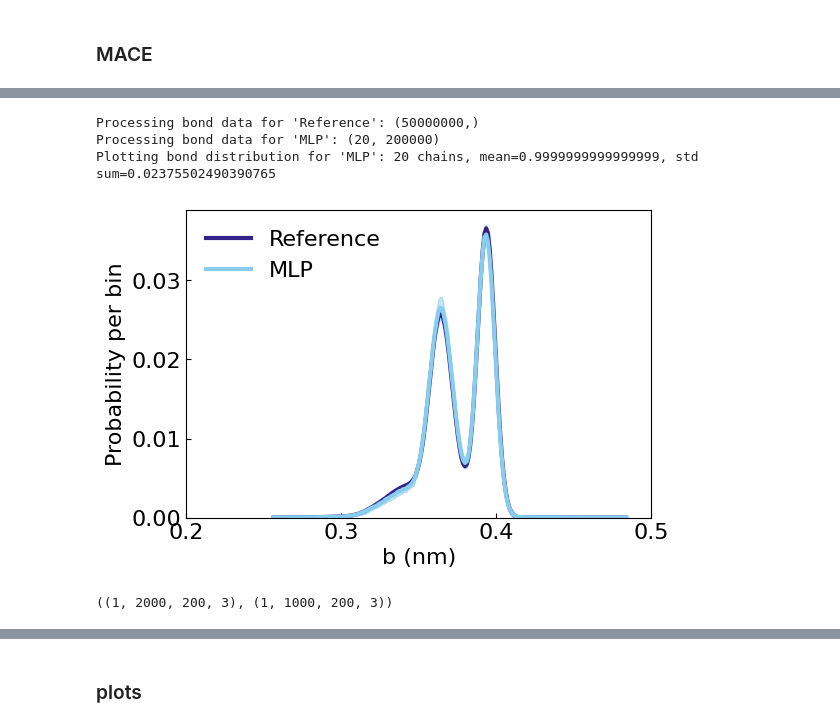
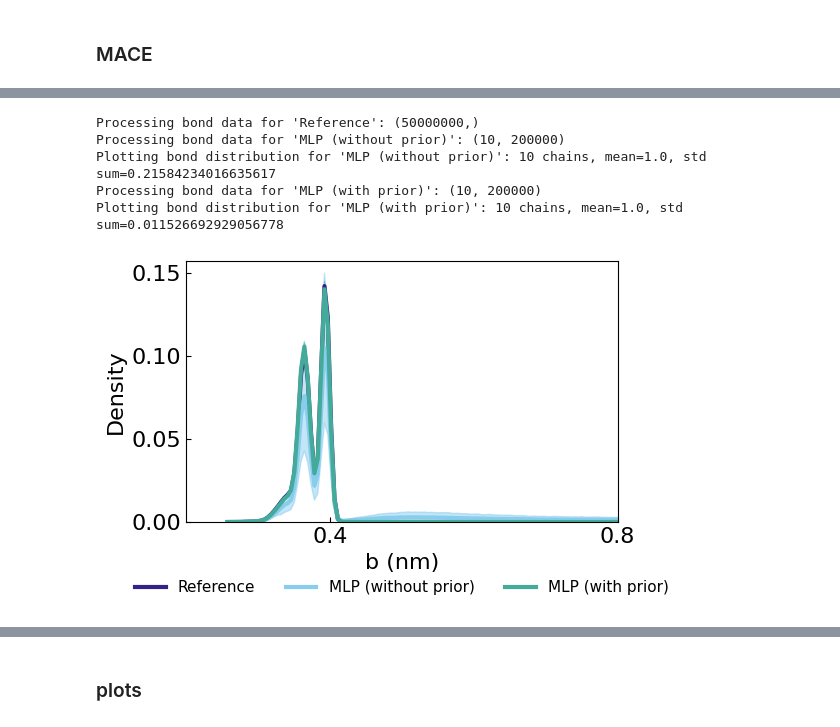
Before and after one commit to bobito25/CG-Mapping-Benchmark, a Jupyter notebook: notebooks/hexane.ipynb, the cells around one changed output, grey strips where cells are left out. Saved outputs shown, nothing was run; the diff lists cells and outputs as text; code cells hidden in the pictures.

Commit message:
Restructure scripts, add prior functionality

```diff
--- a/notebooks/hexane.ipynb
+++ b/notebooks/hexane.ipynb
@@ -579,7 +662,7 @@ path = "../data/reference_simulations/hexane/hexane_ttot=100ns_dt=1fs_nstxout=20
 data = dict(np.load(path,allow_pickle=True))
 ref_traj = np.concatenate([data['arr_0'].item()['training']['R'], data['arr_0'].item()['validation']['R']])
 
-bond_ref = [utils.compute_atom_distance(ref_traj, a, b, bond_util['two-site']['disp_X']) for a,b in bond_util['two-site']['idcs']]
+bond_ref = [utils.geometry.compute_atom_distance(ref_traj, a, b, bond_util['two-site']['disp_X']) for a,b in bond_util['two-site']['idcs']]
 bond_ref = np.concatenate(bond_ref)
 
 results['two-site'] = {
@@ -654,11 +675,11 @@ kb = 6012.67 kJ/(mol·nm²)
 idcs = jnp.array(bond_util['two-site']['idcs'])
 def single_bond_distance(chain, bond_idx):
     a, b = bond_idx
-    return utils.compute_atom_distance(chain, a, b, bond_util['two-site']['disp_X'])
+    return utils.geometry.compute_atom_distance(chain, a, b, bond_util['two-site']['disp_X'])
 # %% [markdown]
 ### Classical
 # %%
-base_path = "Hexane/Classical_potential/model/map=two-site/chain_"
+base_path = "../results/Hexane/Classical_potential/map=two-site/chain_"
 trajectories = []
 for chain_idx in range(10):
     print(f"Loading chain {chain_idx}")
@@ -825,0 +1039,16 @@ bonds_mace.shape: (50, 200000)
+# %%
+traj_paths_w_prior = [
+    "/home/franz/CG-Mapping-Benchmark/outputs/MLP_train/Hexane_map=two-site_tr=0.9_rcut=0.8_epochs=50_int=2_corr=2_seed=21_prior=True/simulation_NVT_T=300.0K/traj_mol=hexane_dt=2_teq=0_t=1000_nmol=100_nchains=50_mode=sampling_seed=22/trajectory.pkl",
+    "/home/franz/CG-Mapping-Benchmark/outputs/MLP_train/Hexane_map=two-site_tr=0.9_rcut=0.8_epochs=50_int=2_corr=2_seed=22_prior=True/simulation_NVT_T=300.0K/traj_mol=hexane_dt=2_teq=0_t=1000_nmol=100_nchains=50_mode=sampling_seed=22/trajectory.pkl",
+    "/home/franz/CG-Mapping-Benchmark/outputs/MLP_train/Hexane_map=two-site_tr=0.9_rcut=0.8_epochs=50_int=2_corr=2_seed=23_prior=True/simulation_NVT_T=300.0K/traj_mol=hexane_dt=2_teq=0_t=1000_nmol=100_nchains=50_mode=sampling_seed=22/trajectory.pkl",
+]
+traj_paths_wo_prior = [
+    "/home/franz/CG-Mapping-Benchmark/results/Hexane/MLP/Hexane_map=two-site_rcut=0.8_corr=2_int=2/simulation_NVT_T=300.0K/traj_mol=hexane_dt=2_teq=0_t=1000_nmol=100_nchains=50_mode=sampling_seed=22/trajectory.pkl",
+    "/home/franz/CG-Mapping-Benchmark/outputs/MLP_train/Hexane_map=two-site_tr=0.9_rcut=0.8_epochs=50_int=2_corr=2_seed=21_prior=False/simulation_NVT_T=300.0K/traj_mol=hexane_dt=2_teq=0_t=1000_nmol=100_nchains=50_mode=sampling_seed=22/trajectory.pkl",
+    "/home/franz/CG-Mapping-Benchmark/outputs/MLP_train/Hexane_map=two-site_tr=0.9_rcut=0.8_epochs=50_int=2_corr=2_seed=23_prior=False/simulation_NVT_T=300.0K/traj_mol=hexane_dt=2_teq=0_t=1000_nmol=100_nchains=50_mode=sampling_seed=22/trajectory.pkl",
+]
+
+paths_prior = {
+    'with_prior': traj_paths_w_prior,
+    'without_prior': traj_paths_wo_prior
+}
@@ -826,31 +1206,34 @@ bonds_mace.shape: (50, 200000)
 # %%
-from cgbench.utils import analysis
+from cgbench.plotting import distributions
 
 fig, ax = plt.subplots(figsize=(6,4))
-analysis.plot_1d_bond(
+distributions.plot_1d_bond(
     ax,
     [
         results['two-site']['ref']['bonds'],
-        bonds_mace[:20],
+        results_prior['without_prior'][0]['bonds'][:10],
+        results_prior['with_prior'][0]['bonds'][:10],
     ],
     labels=[
         'Reference',
-        'MLP'
+        'MLP (without prior)',
+        'MLP (with prior)',
     ],
     mode = "multi",
     n_std = 3,
-    bins=200,
-    tick_bin=0.1
+    bins=400,
+    tick_bin=0.4,
 )
+ax.set_ylabel("Density")
+ax.set_xlim(0.2, 0.8)
+ax.legend(fontsize=11, loc='center', bbox_to_anchor=(0.5, -0.25), ncol=3, frameon=False)
+plt.tight_layout()
+plt.savefig('bond_length_distribution.pdf', dpi=300, bbox_inches='tight')
 plt.show()
 # %% [output]
 Processing bond data for 'Reference': (50000000,)
-Processing bond data for 'MLP': (20, 200000)
-Plotting bond distribution for 'MLP': 20 chains, mean=0.9999999999999999, std sum=0.02375502490390765
+Processing bond data for 'MLP (without prior)': (10, 200000)
+Plotting bond distribution for 'MLP (without prior)': 10 chains, mean=1.0, std sum=0.21584234016635617
+Processing bond data for 'MLP (with prior)': (10, 200000)
+Plotting bond distribution for 'MLP (with prior)': 10 chains, mean=1.0, std sum=0.011526692929056778
-[figure, old version]
+[figure, new version]
-# %%
-mace_traj_w_prior = mace_traj_w_prior[np.newaxis, ...]
-
-mace_traj_w_prior.shape, mace_traj_wo_prior.shape
-# %% [output]
-((1, 2000, 200, 3), (1, 1000, 200, 3))
```
Also changed, not shown: parts of 49 cells of this notebook, 25 other files.
